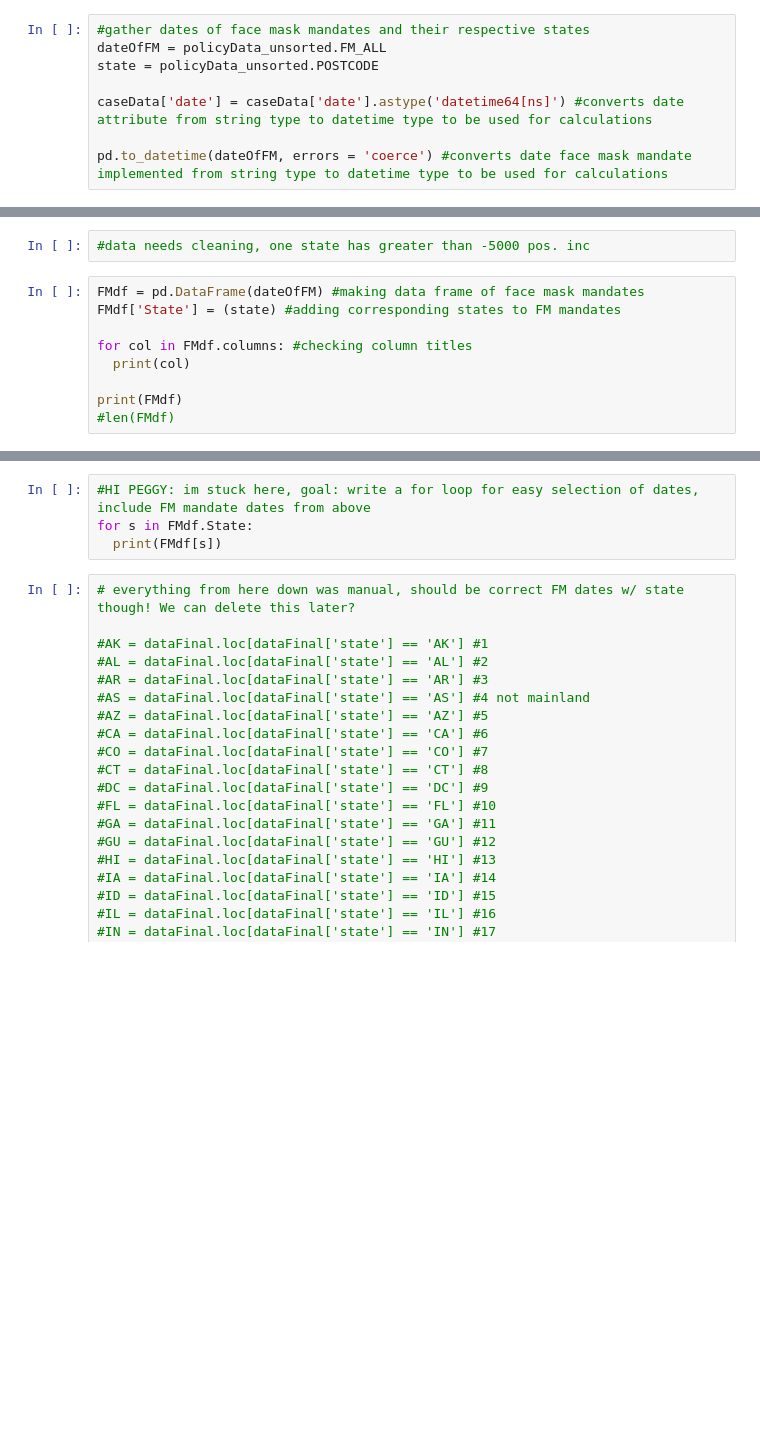
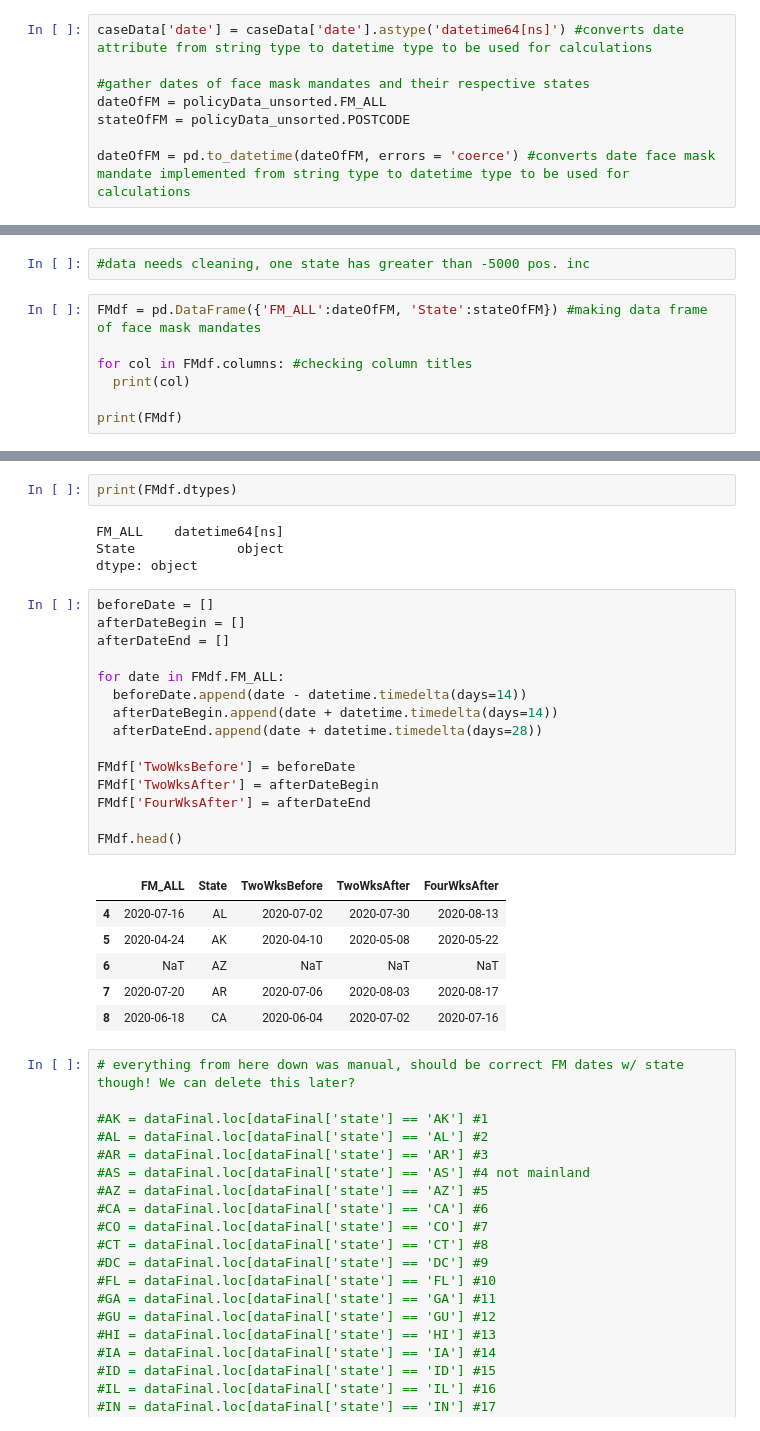
Before and after one commit to allicodi/bsta001_final, a Jupyter notebook: BSTA_001_Final.ipynb, the cells around one changed output, grey strips where cells are left out. Drawn from its saved outputs; the diff is of its cells as text; blank space fills up the shorter version.

Commit message:
For-loop working for getting before/after policy implementation dates for each state

```diff
--- a/BSTA_001_Final.ipynb
+++ b/BSTA_001_Final.ipynb
@@ -37,8 +38,8 @@ caseData.head()
 # %%
+caseData['date'] = caseData['date'].astype('datetime64[ns]') #converts date attribute from string type to datetime type to be used for calculations
+
 #gather dates of face mask mandates and their respective states
 dateOfFM = policyData_unsorted.FM_ALL
-state = policyData_unsorted.POSTCODE
+stateOfFM = policyData_unsorted.POSTCODE
 
-caseData['date'] = caseData['date'].astype('datetime64[ns]') #converts date attribute from string type to datetime type to be used for calculations
-
-pd.to_datetime(dateOfFM, errors = 'coerce') #converts date face mask mandate implemented from string type to datetime type to be used for calculations
+dateOfFM = pd.to_datetime(dateOfFM, errors = 'coerce') #converts date face mask mandate implemented from string type to datetime type to be used for calculations
@@ -128,11 +111,9 @@ plt.show()
 # %%
 #data needs cleaning, one state has greater than -5000 pos. inc
 # %%
-FMdf = pd.DataFrame(dateOfFM) #making data frame of face mask mandates
-FMdf['State'] = (state) #adding corresponding states to FM mandates
+FMdf = pd.DataFrame({'FM_ALL':dateOfFM, 'State':stateOfFM}) #making data frame of face mask mandates
 
 for col in FMdf.columns: #checking column titles
   print(col)
 
 print(FMdf)
-#len(FMdf)
@@ -139,7 +138,31 @@ print(FMdf)
-# %%
-#HI PEGGY: im stuck here, goal: write a for loop for easy selection of dates, include FM mandate dates from above
-for s in FMdf.State:
-  print(FMdf[s])
+# %%
+print(FMdf.dtypes)
+# %% [output]
+FM_ALL    datetime64[ns]
+State             object
+dtype: object
+# %%
+beforeDate = []
+afterDateBegin = []
+afterDateEnd = []
+
+for date in FMdf.FM_ALL:
+  beforeDate.append(date - datetime.timedelta(days=14))
+  afterDateBegin.append(date + datetime.timedelta(days=14))
+  afterDateEnd.append(date + datetime.timedelta(days=28))
+
+FMdf['TwoWksBefore'] = beforeDate
+FMdf['TwoWksAfter'] = afterDateBegin
+FMdf['FourWksAfter'] = afterDateEnd
+
+FMdf.head()
+# %% [output]
+|  | FM_ALL | State | TwoWksBefore | TwoWksAfter | FourWksAfter |
+| 4 | 2020-07-16 | AL | 2020-07-02 | 2020-07-30 | 2020-08-13 |
+| 5 | 2020-04-24 | AK | 2020-04-10 | 2020-05-08 | 2020-05-22 |
+| 6 | NaT | AZ | NaT | NaT | NaT |
+| 7 | 2020-07-20 | AR | 2020-07-06 | 2020-08-03 | 2020-08-17 |
+| 8 | 2020-06-18 | CA | 2020-06-04 | 2020-07-02 | 2020-07-16 |
 # %%
 # everything from here down was manual, should be correct FM dates w/ state though! We can delete this later?
 
```
Also changed, not shown: parts of 7 cells of this notebook.
